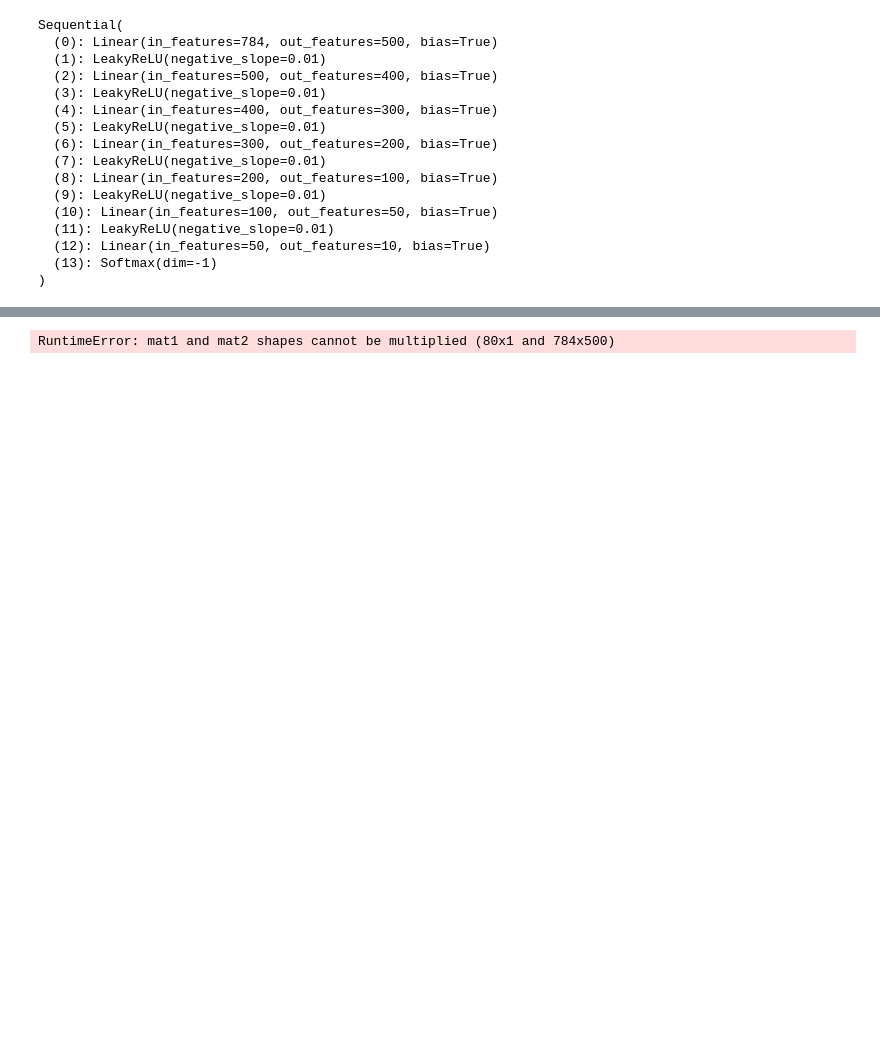
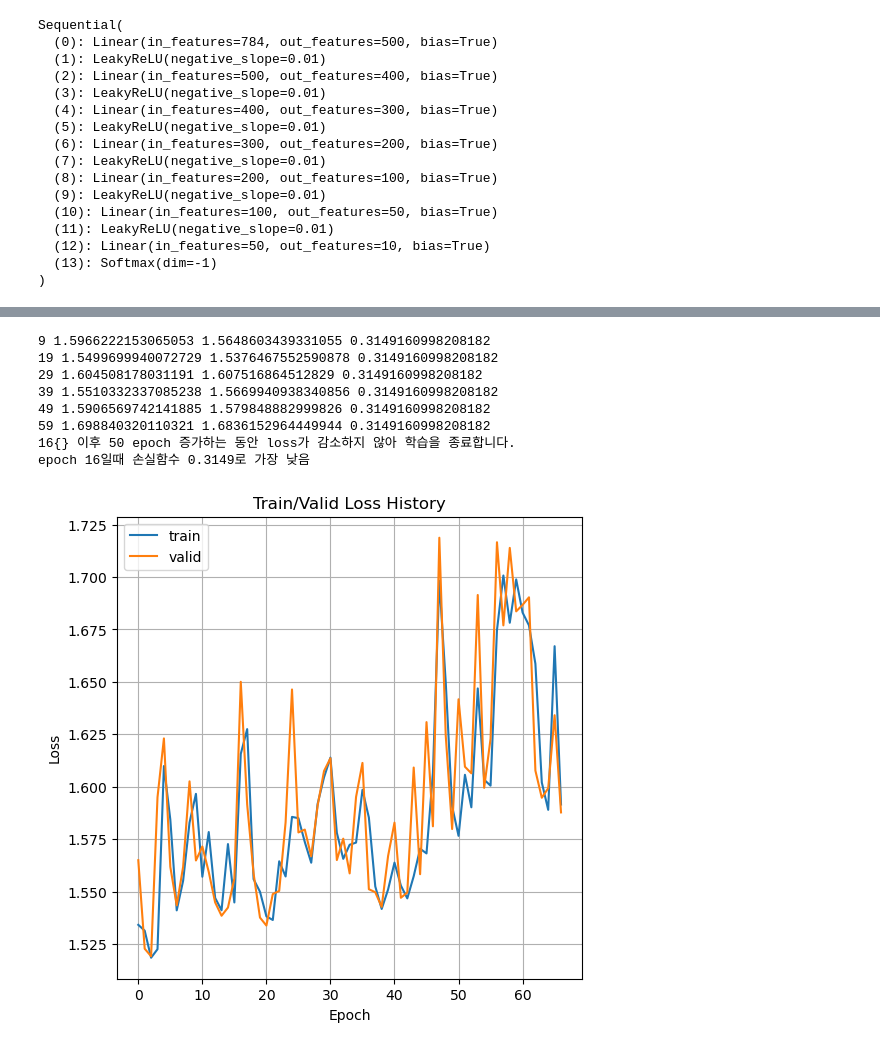
Before and after one commit to Graceyong1020/ai_work, a Jupyter notebook: ch07/ann_mnist.ipynb, the cells around one changed output, grey strips where cells are left out. Saved outputs shown, nothing was run; the diff lists cells and outputs as text; code cells hidden in the pictures; blank space fills up the shorter version.

```diff
--- a/ch07/ann_mnist.ipynb
+++ b/ch07/ann_mnist.ipynb
@@ -246,8 +243,10 @@ for i in range(epochs) :
 
     x_=x_.split(batch_size, dim=0) # 배치 사이즈로 데이터 나눔
     y_=y_.split(batch_size, dim=0) # 배치 사이즈로 y값 나눔
+    #print(x_[0].size())
+    #print(y_[0].size())
 
-    train_loss, valid_loss = 0, 0
+    train_loss, valid_loss = 0, 0 # 훈련 데이터 loss값, 검증 데이터 loss값 초기화 => 한 batch마다 loss값 계산하기 위해
     y_hat = []
 
     for x_i, y_i in zip(x_, y_) : # zip 함수를 사용하여 x와 y값을 묶어서 tensor로 변환
@@ -257,21 +256,21 @@ for i in range(epochs) :
         optimizer.zero_grad() # 기울기 초기화
         loss.backward()
         optimizer.step()
-        train_loss+=float(loss) # loss값 계산
+        train_loss+=float(loss) # loss값 계산해서 누적
 
-    train_loss= train_loss/len(x_) # loss값 계산. len(x_)는 배치 사이즈로 나눈 값(4800/256)
+    train_loss= train_loss/len(x_) # loss값 계산. len(x_)는 배치 사이즈로 나눈 값(train_loss/256)
 
     with torch.no_grad(): # 검증 데이터는 기울기 계산 필요없음
         x_=x2[1].split(batch_size, dim=0) # 검증 데이터 배치 사이즈로 나눔 -> 똑같은 사이즈로 만들기위해
         y_=y2[1].split(batch_size, dim=0)
 
-        for x_i, y_i in zip(x_, y_) :
+        for x_i, y_i in zip(x_, y_) : # zip 함수를 사용하여 x와 y값을 묶어서 tensor로 변환
             y_hat_i=model(x_i) # 모델에 x값 넣어서 y값 예측
             loss=crit(y_hat_i, y_i) # loss값 계산
             valid_loss+=float(loss)
 
             y_hat+=[y_hat_i]
-    valid_loss=valid_loss/len(x_i) # loss값 계산
+    valid_loss=valid_loss/len(x_) # loss값 계산
 
     train_history+= [train_loss] # 훈련 데이터 loss값 저장
     valid_history+= [valid_loss] # 검증 데이터 loss값 저장
@@ -283,6 +282,39 @@ for i in range(epochs) :
     if valid_loss <= lowest_loss: # 검증 데이터 loss값이 가장 낮을때 모델 저장
         lowest_loss = valid_loss
         lowest_epoch = i
-        bast_model = deepcopy(model.state_dict()) # 작은 값 구해질때마다 모델 저장
+        best_model = deepcopy(model.state_dict()) # 작은 값 구해질때마다 모델 저장
+    else:
+        if early_stop > 0 and lowest_epoch + early_stop < i+1:
+            print('%d{} 이후 %d epoch 증가하는 동안 loss가 감소하지 않아 학습을 종료합니다.' %(lowest_epoch, early_stop))
+            break
+
+print('epoch %d일때 손실함수 %.4f로 가장 낮음' %(lowest_epoch, lowest_loss))
 # %% [output]
-RuntimeError: mat1 and mat2 shapes cannot be multiplied (80x1 and 784x500)
+9 1.5966222153065053 1.5648603439331055 0.3149160998208182
+19 1.5499699940072729 1.5376467552590878 0.3149160998208182
+29 1.604508178031191 1.607516864512829 0.3149160998208182
+39 1.5510332337085238 1.5669940938340856 0.3149160998208182
+49 1.5906569742141885 1.579848882999826 0.3149160998208182
+59 1.698840320110321 1.6836152964449944 0.3149160998208182
+16{} 이후 50 epoch 증가하는 동안 loss가 감소하지 않아 학습을 종료합니다.
+epoch 16일때 손실함수 0.3149로 가장 낮음
+# %%
+import matplotlib.pyplot as plt
+
+
+# 데이터 길이 확인
+assert len(train_history) == len(valid_history), "train_history와 valid_history의 길이가 다릅니다."
+
+plot_from=0
+plt.figure(figsize=(6,6))
+plt.grid(True)
+plt.title('Train/Valid Loss History')
+plt.plot(range(plot_from, len(train_history)), train_history[plot_from:], #x축, y축
+         range(plot_from, len(valid_history)), valid_history[plot_from:])
+# 데이터 차이가 많이 남 -> 학습 잘 안됨. 과적합 발생 가능성 높음
+plt.legend(['train', 'valid']) # 범례
+plt.xlabel('Epoch')
+plt.ylabel('Loss')
+plt.show()
+# %% [output]
+[figure, added]
```
Also changed, not shown: parts of 8 cells of this notebook, 9 other files.
